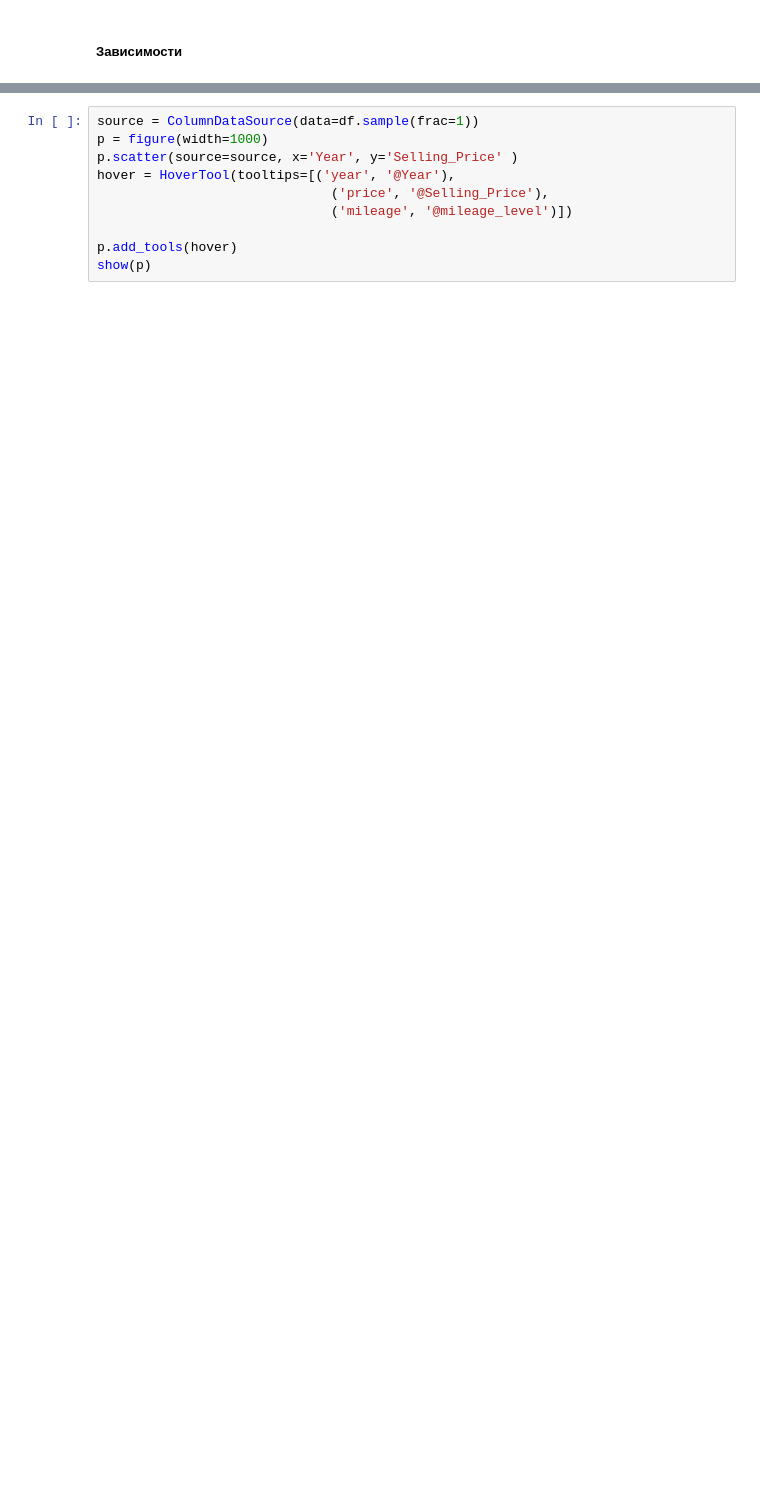
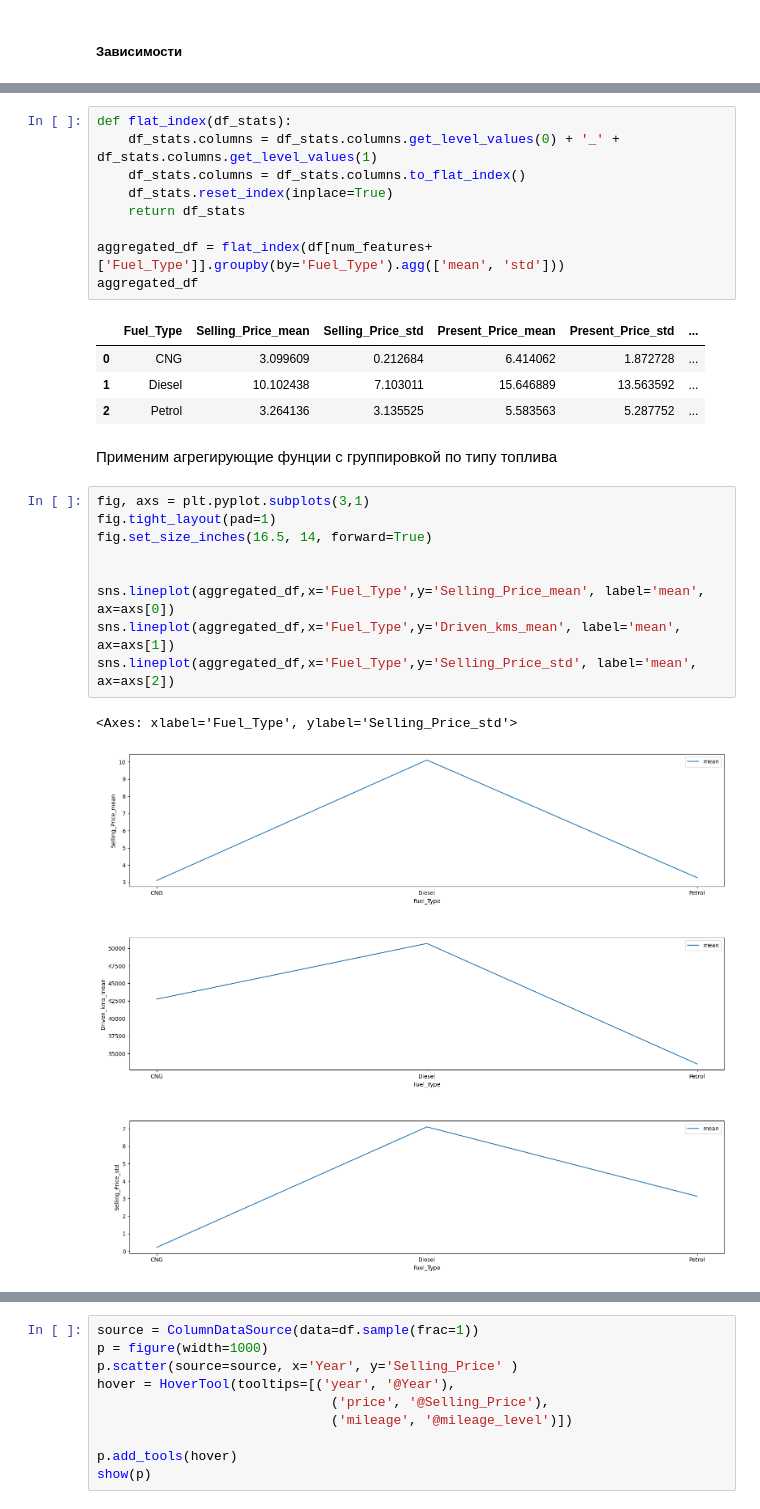
Before and after one commit to ViktorovGO/IIS_LR1, a Jupyter notebook: eda/eda.ipynb, the cells around one changed output, grey strips where cells are left out. Cells and saved outputs as stored; diff of their text form; blank space fills up the shorter version.

```diff
--- a/eda/eda.ipynb
+++ b/eda/eda.ipynb
@@ -217,0 +265,28 @@ sns.lineplot(aggregated_df,x='Year',y='Driven_kms_mean', label='mean', ax=axs[1]
+# %%
+def flat_index(df_stats):
+    df_stats.columns = df_stats.columns.get_level_values(0) + '_' +  df_stats.columns.get_level_values(1)
+    df_stats.columns = df_stats.columns.to_flat_index()
+    df_stats.reset_index(inplace=True)
+    return df_stats
+
+aggregated_df = flat_index(df[num_features+['Fuel_Type']].groupby(by='Fuel_Type').agg(['mean', 'std']))
+aggregated_df
+# %% [output]
+|  | Fuel_Type | Selling_Price_mean | Selling_Price_std | Present_Price_mean | Present_Price_std | ... |
+| 0 | CNG | 3.099609 | 0.212684 | 6.414062 | 1.872728 | ... |
+| 1 | Diesel | 10.102438 | 7.103011 | 15.646889 | 13.563592 | ... |
+| 2 | Petrol | 3.264136 | 3.135525 | 5.583563 | 5.287752 | ... |
+# %% [markdown]
+Применим агрегирующие фунции с группировкой по типу топлива
+# %%
+fig, axs = plt.pyplot.subplots(3,1)
+fig.tight_layout(pad=1)
+fig.set_size_inches(16.5, 14, forward=True)
+
+
+sns.lineplot(aggregated_df,x='Fuel_Type',y='Selling_Price_mean', label='mean', ax=axs[0])
+sns.lineplot(aggregated_df,x='Fuel_Type',y='Driven_kms_mean', label='mean', ax=axs[1])
+sns.lineplot(aggregated_df,x='Fuel_Type',y='Selling_Price_std', label='mean', ax=axs[2])
+# %% [output]
+<Axes: xlabel='Fuel_Type', ylabel='Selling_Price_std'>
+[figure, added]
```
Also changed, not shown: parts of 30 cells of this notebook, 6 other files.
